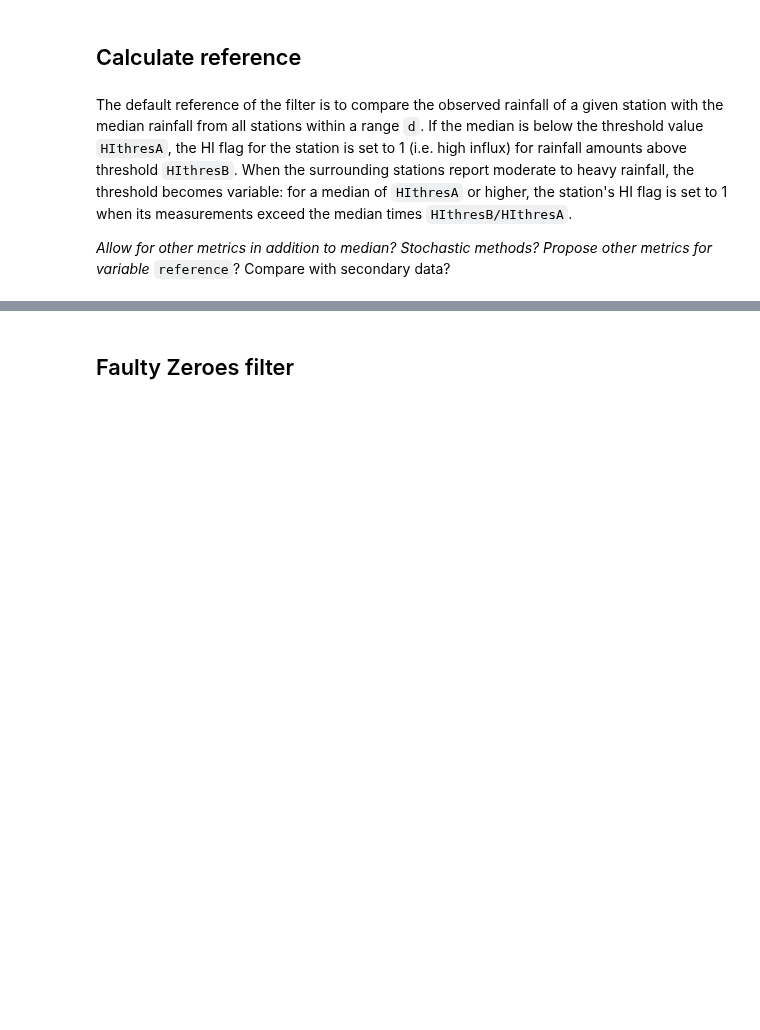
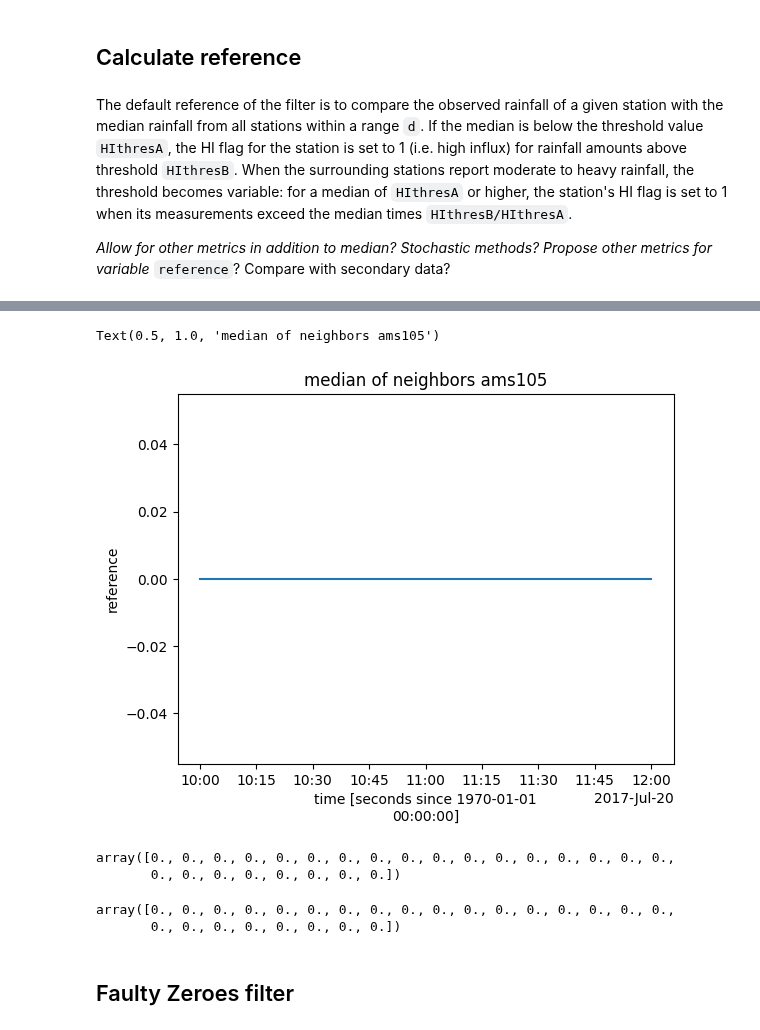
Before and after one commit to lepetersson/pypwsqc, a Jupyter notebook: docs/notebooks/high_influx_filter.ipynb, the cells around one changed output, grey strips where cells are left out. Drawn from its saved outputs; the diff is of its cells as text; code cells hidden in the pictures; blank space fills up the shorter version.

```diff
--- a/docs/notebooks/high_influx_filter.ipynb
+++ b/docs/notebooks/high_influx_filter.ipynb
@@ -136,6 +282,56 @@ Data variables:
     license restrictions:  CC-BY 4.0 https://creativecommons.org/licenses/by/...
     reference:             https://doi.org/10.1029/2019GL083731
     comment:
+# %%
+ds_pws.reference.sel(
+    id="ams105", time=slice("2017-07-20 10:00:00", "2017-07-20 12:00:00")
+).plot()
+plt.title("median of neighbors ams105")
+# %% [output]
+Text(0.5, 1.0, 'median of neighbors ams105')
+[figure, added]
+# %%
+reference_array = ds_pws.reference.sel(
+    id="ams105", time=slice("2017-07-20 10:00:00", "2017-07-20 12:00:00")
+)
+reference_array.data
+# %% [output]
+array([0., 0., 0., 0., 0., 0., 0., 0., 0., 0., 0., 0., 0., 0., 0., 0., 0.,
+       0., 0., 0., 0., 0., 0., 0., 0.])
+# %%
+reference_test = np.array(
+    [
+        0.0,
+        0.0,
+        0.0,
+        0.0,
+        0.0,
+        0.0,
+        0.0,
+        0.0,
+        0.0,
+        0.0,
+        0.0,
+        0.0,
+        0.0,
+        0.0,
+        0.0,
+        0.0,
+        0.0,
+        0.0,
+        0.0,
+        0.0,
+        0.0,
+        0.0,
+        0.0,
+        0.0,
+        0.0,
+    ]
+)
+reference_test
+# %% [output]
+array([0., 0., 0., 0., 0., 0., 0., 0., 0., 0., 0., 0., 0., 0., 0., 0., 0.,
+       0., 0., 0., 0., 0., 0., 0., 0.])
 # %% [markdown]
 ## Faulty Zeroes filter
 # %% [markdown]
```
Also changed, not shown: parts of 21 cells of this notebook, 2 other files.
